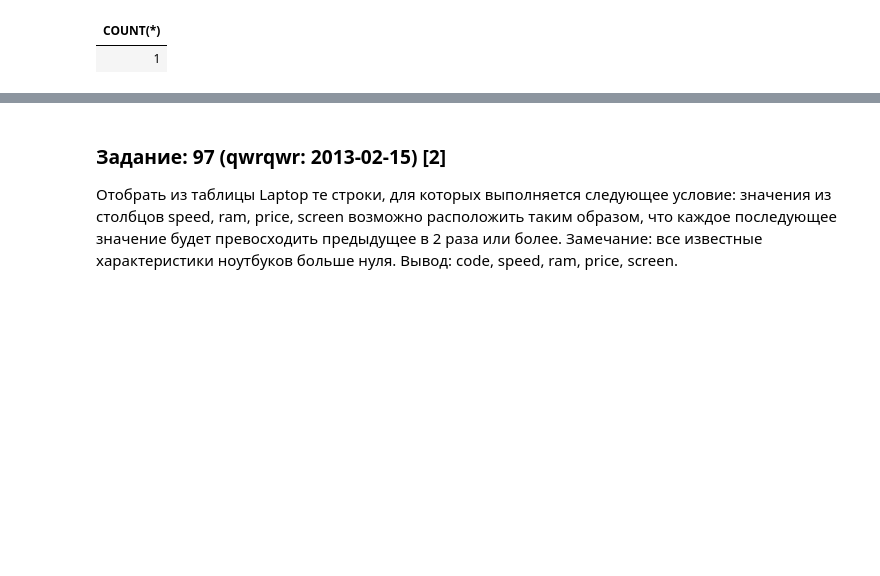
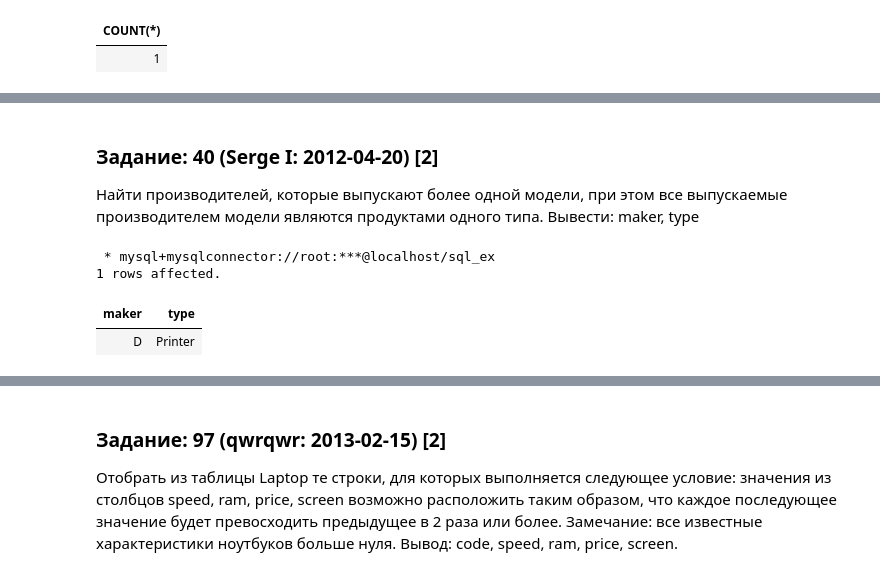
Before and after one commit to dided-s/sql-ex, a Jupyter notebook: select-training/computer-firm/tasks.ipynb, the cells around one changed output, grey strips where cells are left out. Drawn from its saved outputs; the diff is of its cells as text; code cells hidden in the pictures; blank space fills up the shorter version.

```diff
--- a/select-training/computer-firm/tasks.ipynb
+++ b/select-training/computer-firm/tasks.ipynb
@@ -559,0 +590,21 @@ FROM (
+# %% [markdown]
+### Задание: 40 (Serge I: 2012-04-20) [2]
+Найти производителей, которые выпускают более одной модели, при этом все выпускаемые производителем модели являются продуктами одного типа.
+Вывести: maker, type
+# %%
+%%sql
+  WITH maker_with_one_type AS (
+           SELECT maker
+             FROM product
+            GROUP BY maker
+           HAVING COUNT(DISTINCT type) = 1
+              AND COUNT(model) > 1)
+SELECT DISTINCT maker, type
+  FROM product
+ WHERE maker IN (SELECT *
+                   FROM maker_with_one_type);
+# %% [output]
+ * mysql+mysqlconnector://root:***@localhost/sql_ex
+1 rows affected.
+| maker | type |
+| D | Printer |
```
Also changed, not shown: parts of 6 cells of this notebook, 4 other files.
